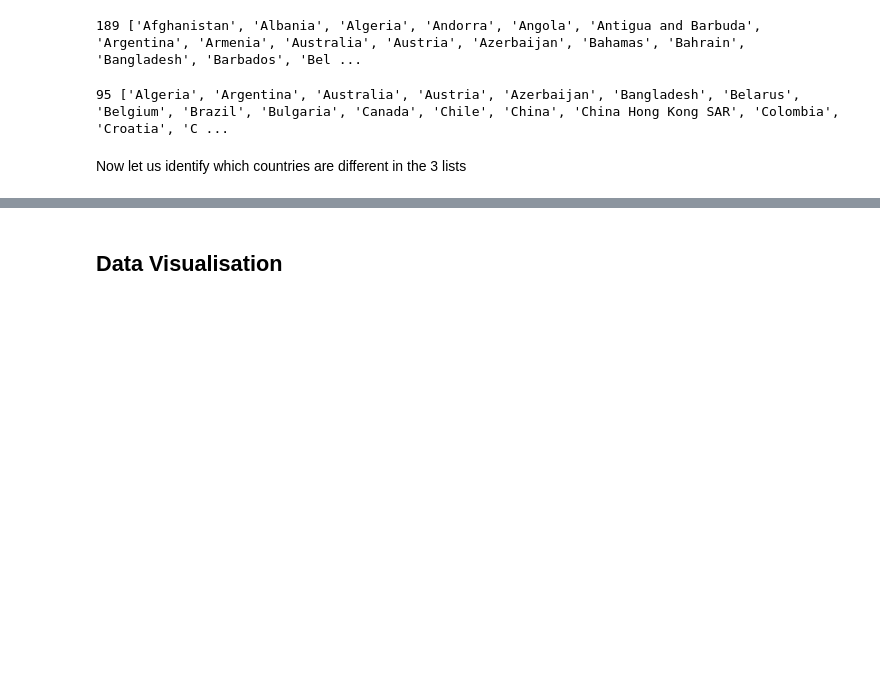
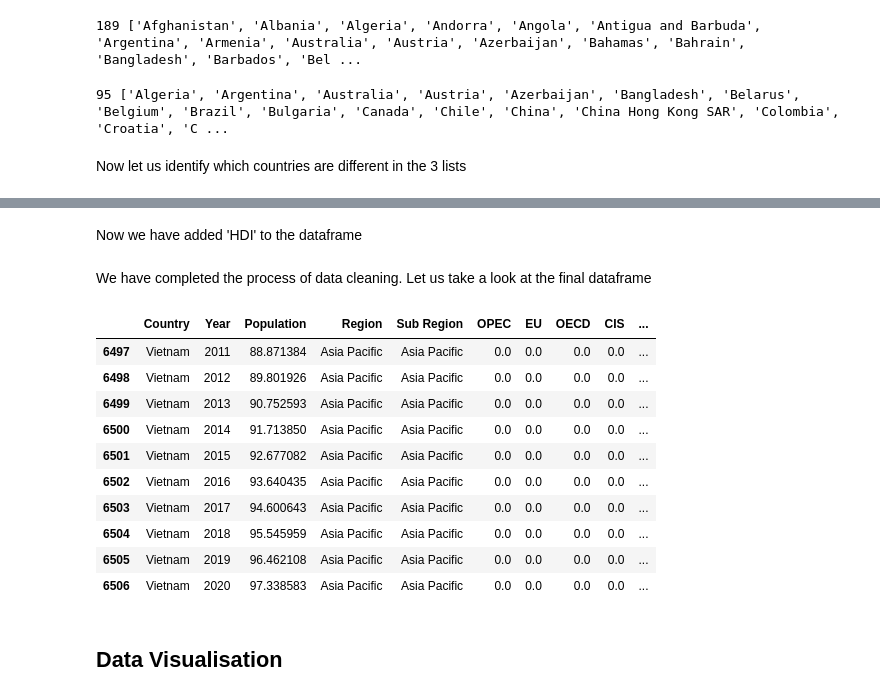
Before and after one commit to PranavaSinghal/DS203-Project, a Jupyter notebook: DS203_project.ipynb, the cells around one changed output, grey strips where cells are left out. Drawn from its saved outputs; the diff is of its cells as text; code cells hidden in the pictures; blank space fills up the shorter version.

```diff
--- a/DS203_project.ipynb
+++ b/DS203_project.ipynb
@@ -920,3 +1028,21 @@ print(len(countries_diff),countries_diff)
+# %% [markdown]
+Now we have added 'HDI' to the dataframe
+# %% [markdown]
+We have completed the process of data cleaning. Let us take a look at the final dataframe
+# %%
+df_final.tail(10)
+# %% [output]
+|  | Country | Year | Population | Region | Sub Region | OPEC | EU | OECD | CIS | ... |
+| 6497 | Vietnam | 2011 | 88.871384 | Asia Pacific | Asia Pacific | 0.0 | 0.0 | 0.0 | 0.0 | ... |
+| 6498 | Vietnam | 2012 | 89.801926 | Asia Pacific | Asia Pacific | 0.0 | 0.0 | 0.0 | 0.0 | ... |
+| 6499 | Vietnam | 2013 | 90.752593 | Asia Pacific | Asia Pacific | 0.0 | 0.0 | 0.0 | 0.0 | ... |
+| 6500 | Vietnam | 2014 | 91.713850 | Asia Pacific | Asia Pacific | 0.0 | 0.0 | 0.0 | 0.0 | ... |
+| 6501 | Vietnam | 2015 | 92.677082 | Asia Pacific | Asia Pacific | 0.0 | 0.0 | 0.0 | 0.0 | ... |
+| 6502 | Vietnam | 2016 | 93.640435 | Asia Pacific | Asia Pacific | 0.0 | 0.0 | 0.0 | 0.0 | ... |
+| 6503 | Vietnam | 2017 | 94.600643 | Asia Pacific | Asia Pacific | 0.0 | 0.0 | 0.0 | 0.0 | ... |
+| 6504 | Vietnam | 2018 | 95.545959 | Asia Pacific | Asia Pacific | 0.0 | 0.0 | 0.0 | 0.0 | ... |
+| 6505 | Vietnam | 2019 | 96.462108 | Asia Pacific | Asia Pacific | 0.0 | 0.0 | 0.0 | 0.0 | ... |
+| 6506 | Vietnam | 2020 | 97.338583 | Asia Pacific | Asia Pacific | 0.0 | 0.0 | 0.0 | 0.0 | ... |
 # %% [markdown]
 ## Data Visualisation
 # %%
```
Also changed, not shown: parts of 18 cells of this notebook, 2 other files.
